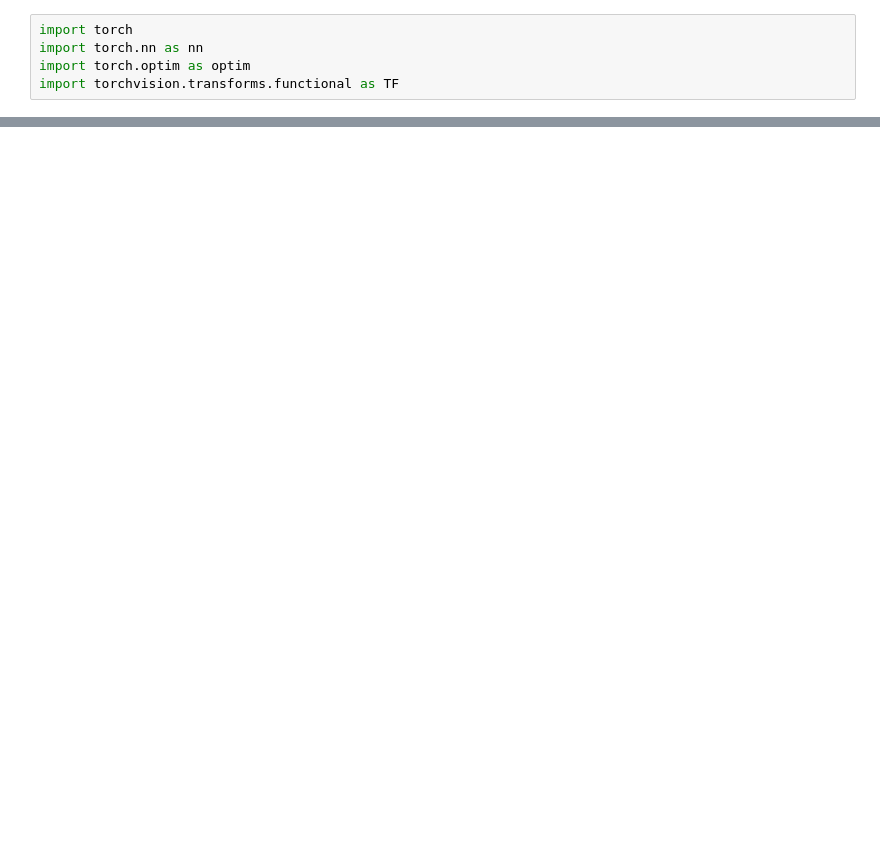
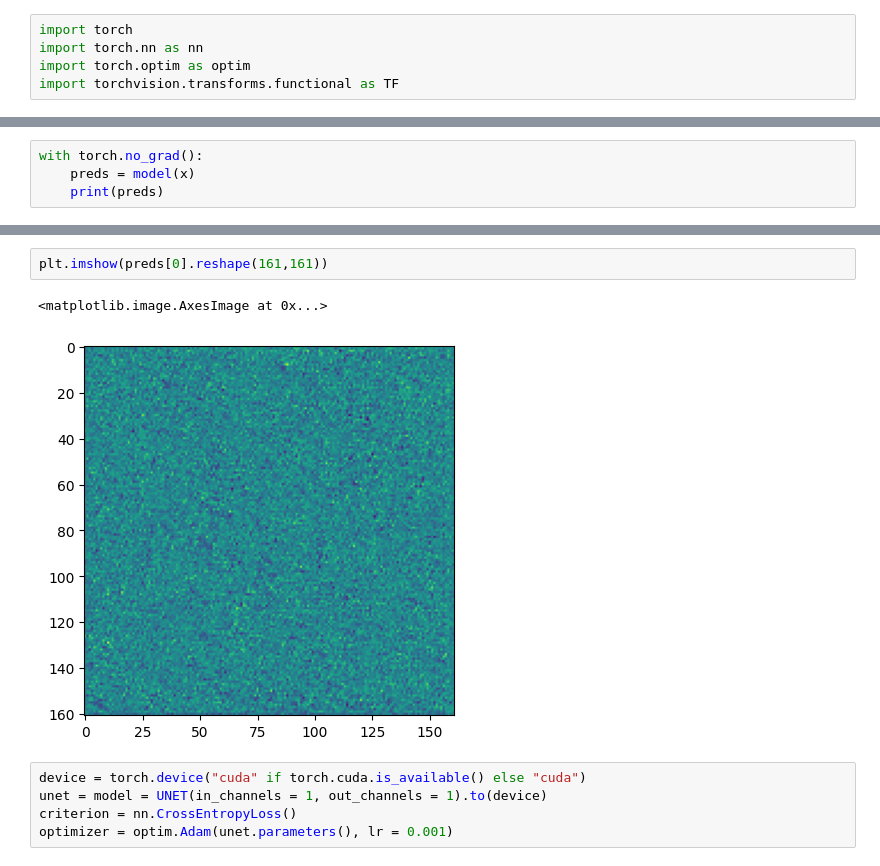
Before and after one commit to sandeshshrestha45/UNet, a Jupyter notebook: UNet.ipynb, the cells around one changed output, grey strips where cells are left out. Saved outputs shown, nothing was run; the diff lists cells and outputs as text; blank space fills up the shorter version.

```diff
--- a/UNet.ipynb
+++ b/UNet.ipynb
@@ -67,0 +107,4 @@ class UNET(nn.Module):
+# %%
+with torch.no_grad():
+    preds = model(x)
+    print(preds)
@@ -67,0 +129,10 @@ class UNET(nn.Module):
+# %%
+plt.imshow(preds[0].reshape(161,161))
+# %% [output]
+<matplotlib.image.AxesImage at 0x...>
+[figure, added]
+# %%
+device = torch.device("cuda" if torch.cuda.is_available() else "cuda")
+unet = model = UNET(in_channels = 1, out_channels = 1).to(device)
+criterion = nn.CrossEntropyLoss()
+optimizer = optim.Adam(unet.parameters(), lr = 0.001)
```
Also changed, not shown: parts of 9 cells of this notebook.
